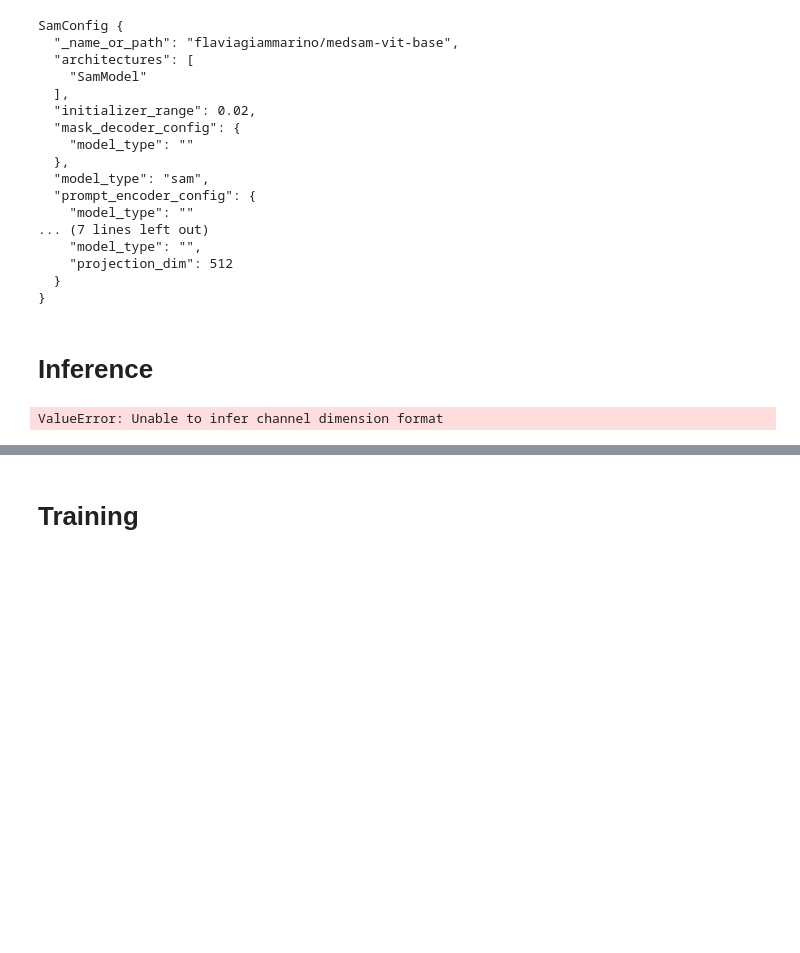
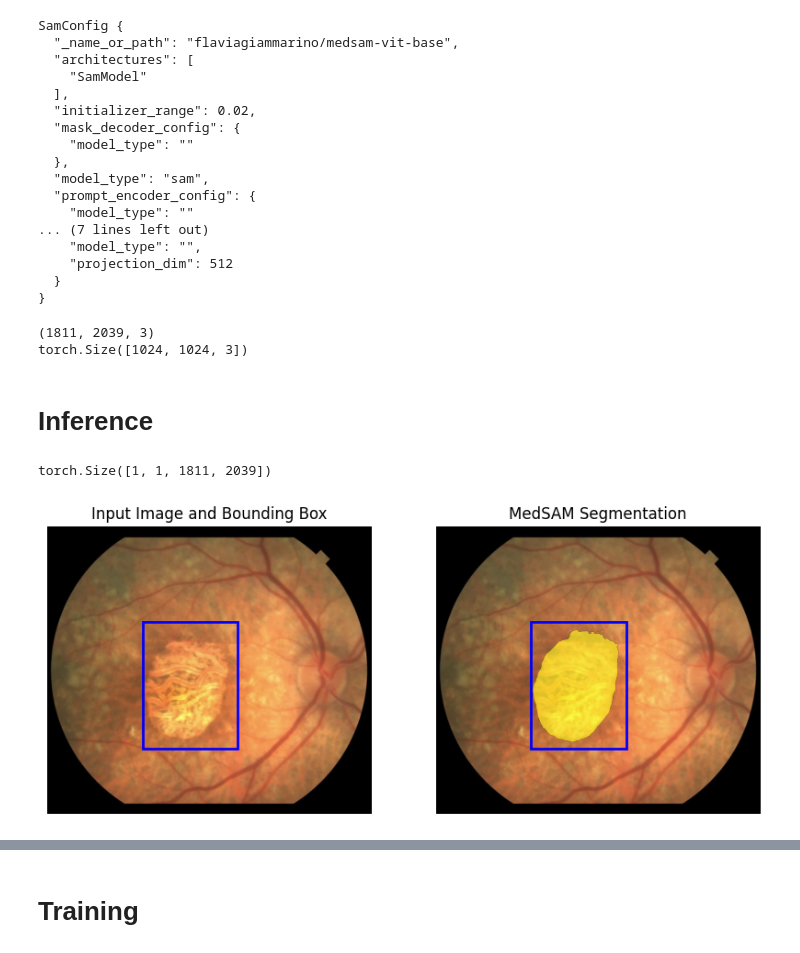
Before and after one commit to QTIM-Lab/MedSAM, a Jupyter notebook: medsam.ipynb, the cells around one changed output, grey strips where cells are left out. Drawn from its saved outputs; the diff is of its cells as text; code cells hidden in the pictures; blank space fills up the shorter version.

```diff
--- a/medsam.ipynb
+++ b/medsam.ipynb
@@ -16,6 +16,8 @@ from torch.utils.data import DataLoader, Dataset
 # image = example['pixel_values']
 # raw_image = Image.open('/scratch/alpine/skinder@xsede.org/glaucoma_segmentation_data/seg_public_all_vtwo/images/drishtiGS_054.png') # Scott
 raw_image = Image.open('/sddata/data/MedSAM/public_test_data_01_10_2023/Color_Fundus/visivite_GA.png')
+# Convert RGBA image to RGB
+raw_image = raw_image.convert("RGB")
 # %%
 np.array(raw_image)
 # %% [output]
@@ -43,8 +45,9 @@ np.array(raw_image).shape
 # %%
 device = "cuda:1" if torch.cuda.is_available() else "cpu"
+device = "cpu"
 
-# model = SamModel.from_pretrained("flaviagiammarino/medsam-vit-base").to(device)
-model = torch.load("/sddata/data/MedSAM/model/flaviagiammarino_medsam-vit-base-model.pt").to(device)
+model = SamModel.from_pretrained("flaviagiammarino/medsam-vit-base").to(device)
+# model = torch.load("/sddata/data/MedSAM/model/flaviagiammarino_medsam-vit-base-model.pt").to(device)
 processor = SamProcessor.from_pretrained("flaviagiammarino/medsam-vit-base")
 
 # img_url = "https://huggingface.co/flaviagiammarino/medsam-vit-base/resolve/main/scripts/input.png"
@@ -97,2 +99,19 @@ torch.save(model, "/sddata/data/MedSAM/model/flaviagiammarino_medsam-vit-base-mo
+# %%
+raw_image_np = np.array(raw_image)
+raw_image_np.shape # (1811, 2039, 3)
+# Define transformations (resize, convert to tensor)
+transform = transforms.Compose([
+    transforms.Resize((1024, 1024)),  # Resize the image and mask to the desired input size
+    # transforms.Resize((512, 512)),  # Resize the image and mask to the desired input size
+    transforms.ToTensor(),           # Convert PIL Image to tensor
+])
+
+t_raw_image_np = transform(raw_image)
+t_raw_image_np = t_raw_image_np.permute(1, 2, 0)
+print(np.array(raw_image).shape)
+print(t_raw_image_np.shape)
+# %% [output]
+(1811, 2039, 3)
+torch.Size([1024, 1024, 3])
 # %% [markdown]
 # Inference
@@ -99,45 +131,37 @@ torch.save(model, "/sddata/data/MedSAM/model/flaviagiammarino_medsam-vit-base-mo
+# %%
+probs[0].shape
+# %% [output]
+torch.Size([1, 1, 1811, 2039])
 # %%
-# input_boxes = [0., 0., 2429., 2099.]
-input_boxes = [600., 600., 1200., 1400.] # [x1, y1, x2, y2]
-
-inputs = processor(raw_image, input_boxes=[[input_boxes]], return_tensors="pt").to(device)
-inputs
-outputs = model(**inputs, multimask_output=False)
-outputs
-probs = processor.image_processor.post_process_masks(
-    outputs.pred_masks.sigmoid().cpu(),
-    inputs["original_sizes"].cpu(),
-    inputs["reshaped_input_sizes"].cpu(), binarize=False)
-
-
-
 def show_mask(mask, ax, random_color):
     if random_color:
         color = np.concatenate([np.random.random(3), np.array([0.6])], axis=0)
     else:
         color = np.array([251/255, 252/255, 30/255, 0.6])
     h, w = mask.shape[-2:]
     mask_image = mask.reshape(h, w, 1) * color.reshape(1, 1, -1)
     ax.imshow(mask_image)
 
 def show_box(box, ax):
     x0, y0 = box[0], box[1]
     w, h = box[2] - box[0], box[3] - box[1]
     ax.add_patch(plt.Rectangle((x0, y0), w, h, edgecolor="blue", facecolor=(0, 0, 0, 0), lw=2))
 
 fig, ax = plt.subplots(1, 2, figsize=(10, 5))
 ax[0].imshow(np.array(raw_image))
+# ax[0].imshow(np.array(t_raw_image_np))
 show_box(input_boxes, ax[0])
 ax[0].set_title("Input Image and Bounding Box")
 ax[0].axis("off")
 ax[1].imshow(np.array(raw_image))
+# ax[1].imshow(np.array(t_raw_image_np))
 show_mask(mask=probs[0] > 0.5, ax=ax[1], random_color=False)
 show_box(input_boxes, ax[1])
 ax[1].set_title("MedSAM Segmentation")
 ax[1].axis("off")
 plt.show()
 # %% [output]
-ValueError: Unable to infer channel dimension format
+[figure, added]
 # %%
 print(outputs.pred_masks.sigmoid().cpu())
 print(inputs["original_sizes"].cpu())
```
Also changed, not shown: parts of 11 cells of this notebook, 1 other file.
